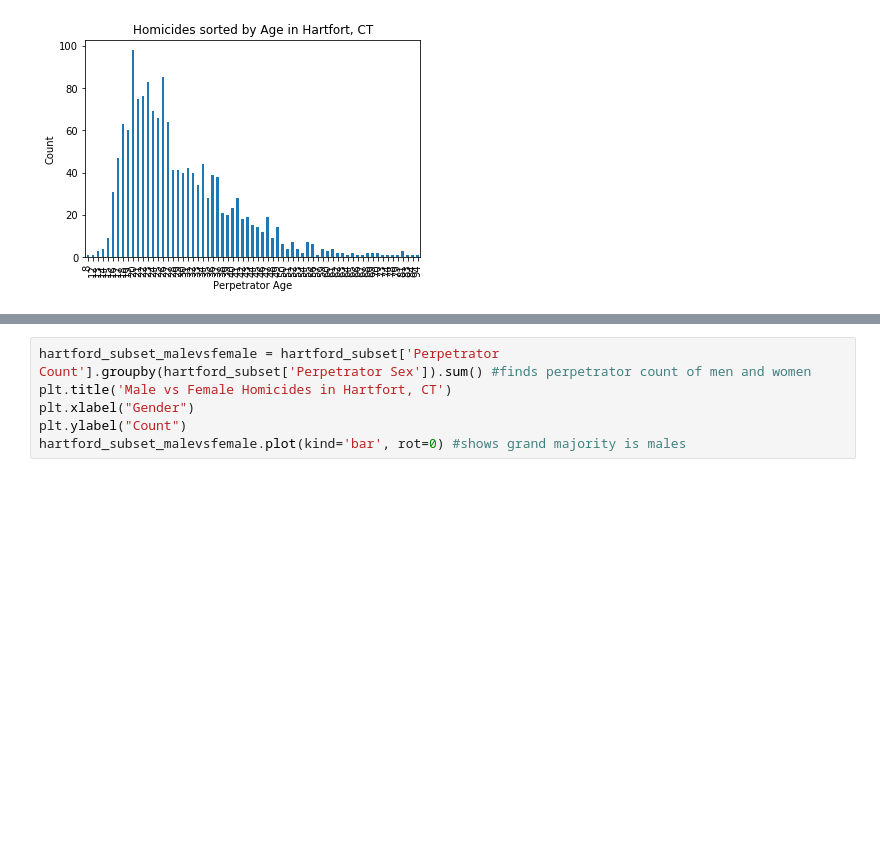
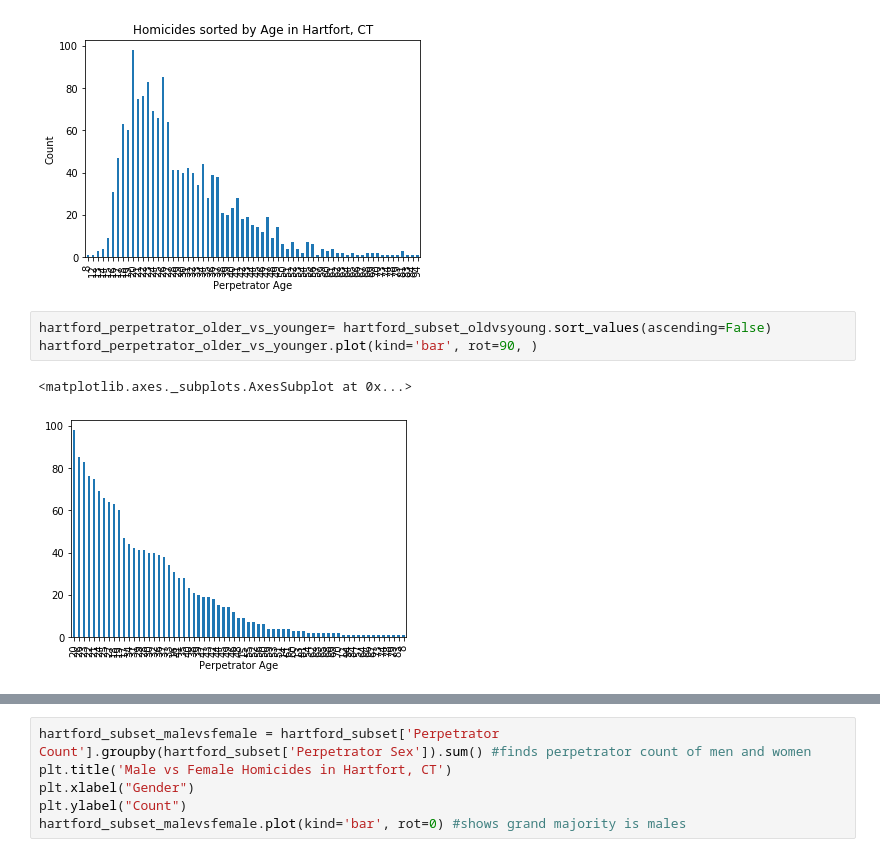
Before and after one commit to Fairfield-University-BA505/final-project-fa2019-red-stags, a Jupyter notebook: Erik_Complete_Report-checkpoint.ipynb, the cells around one changed output, grey strips where cells are left out. Cells and saved outputs as stored; diff of their text form; blank space fills up the shorter version.

```diff
--- a/Erik_Complete_Report-checkpoint.ipynb
+++ b/Erik_Complete_Report-checkpoint.ipynb
@@ -1747,3 +1751,9 @@ hartford_subset_oldvsyoung.plot(kind='bar', rot=90, )
 # %% [output]
 <matplotlib.axes._subplots.AxesSubplot at 0x...>
 [figure]
+# %%
+hartford_perpetrator_older_vs_younger= hartford_subset_oldvsyoung.sort_values(ascending=False)
+hartford_perpetrator_older_vs_younger.plot(kind='bar', rot=90, )
+# %% [output]
+<matplotlib.axes._subplots.AxesSubplot at 0x...>
+[figure, added]
```
Also changed, not shown: parts of 9 cells of this notebook.
